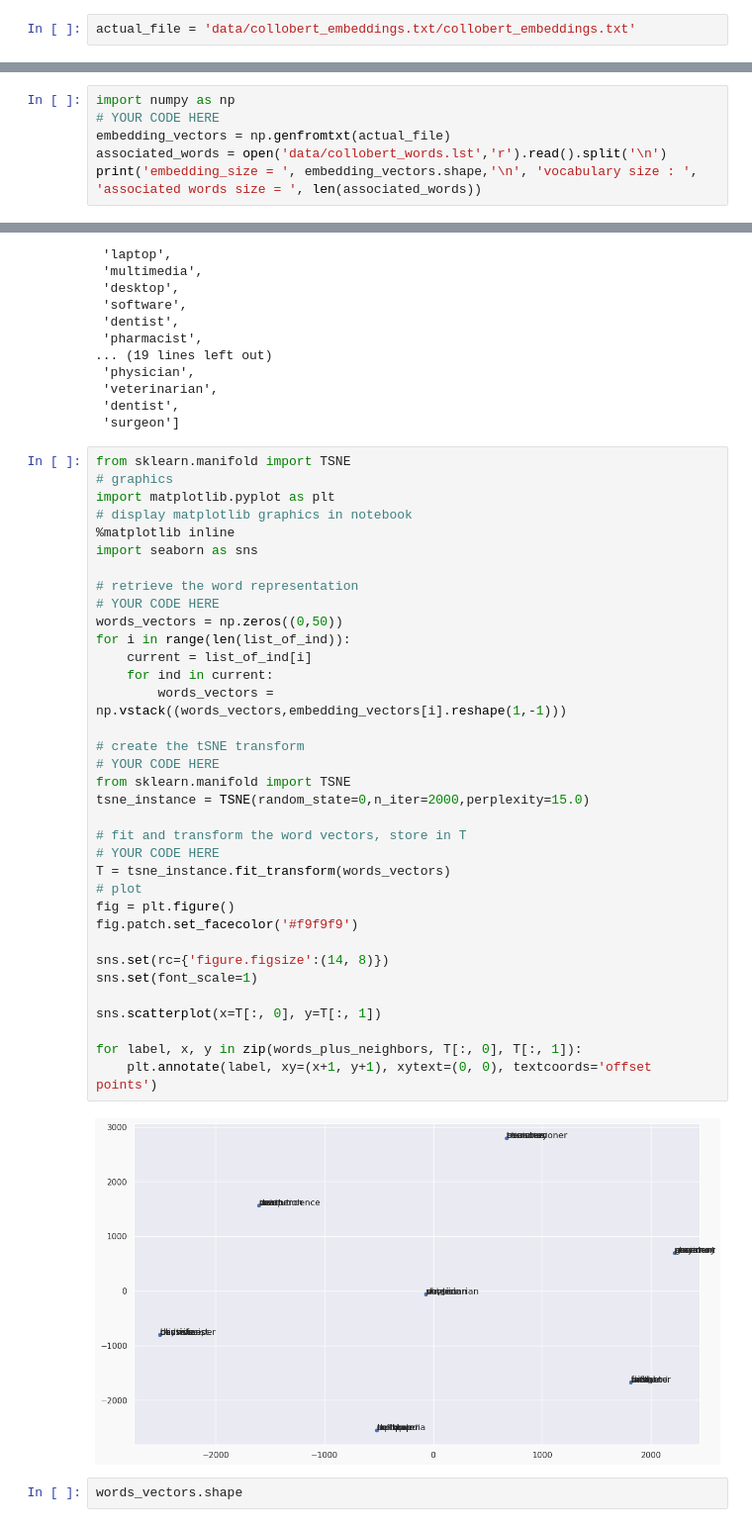
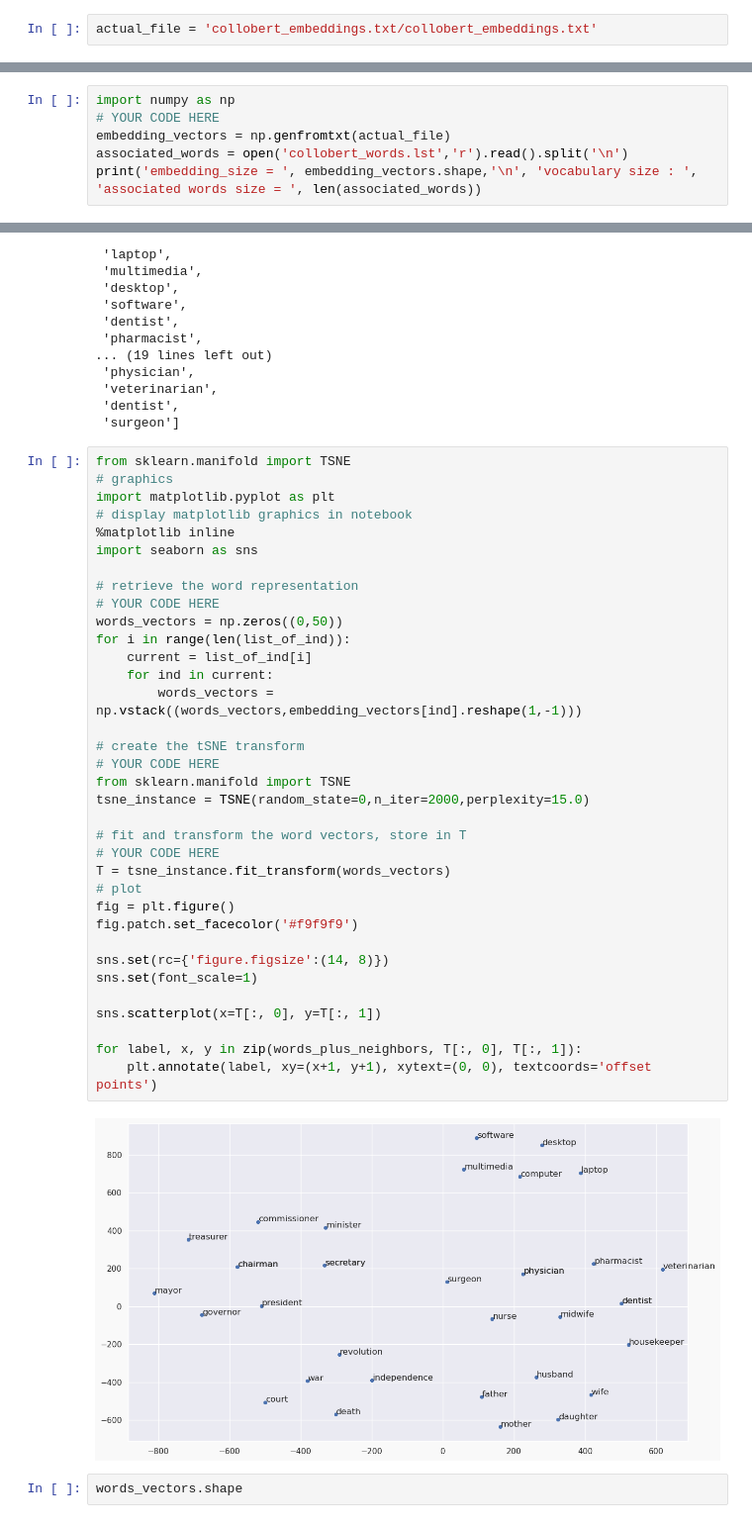
Before and after one commit to tpaquier/nlp_td_proj, a Jupyter notebook: Embeddings_20025.ipynb, the cells around one changed output, grey strips where cells are left out. Shown at 99% size. Saved outputs shown, nothing was run; the diff lists cells and outputs as text.

```diff
--- a/Embeddings_20025.ipynb
+++ b/Embeddings_20025.ipynb
@@ -66,5 +66,5 @@ with ZipFile("data/collobert_embeddings.txt.zip", 'r') as zObject:
 # %%
-actual_file = 'data/collobert_embeddings.txt/collobert_embeddings.txt'
+actual_file = 'collobert_embeddings.txt/collobert_embeddings.txt'
 # %%
 f = open(actual_file, 'r')
 # %%
@@ -89,7 +89,7 @@ The aim of this exercise is to list the closest words to a given word for the Co
 import numpy as np
 # YOUR CODE HERE
 embedding_vectors = np.genfromtxt(actual_file)
-associated_words = open('data/collobert_words.lst','r').read().split('\n')
+associated_words = open('collobert_words.lst','r').read().split('\n')
 print('embedding_size = ', embedding_vectors.shape,'\n', 'vocabulary size : ', 'associated words size = ', len(associated_words))
 # %% [output]
 embedding_size =  (130000, 50)
@@ -177,35 +187,35 @@ import matplotlib.pyplot as plt
 %matplotlib inline
 import seaborn as sns
 
 # retrieve the word representation
 # YOUR CODE HERE
 words_vectors = np.zeros((0,50))
 for i in range(len(list_of_ind)):
     current = list_of_ind[i]
     for ind in current:
-        words_vectors = np.vstack((words_vectors,embedding_vectors[i].reshape(1,-1)))
+        words_vectors = np.vstack((words_vectors,embedding_vectors[ind].reshape(1,-1)))
 
 # create the tSNE transform
 # YOUR CODE HERE
 from sklearn.manifold import TSNE
 tsne_instance = TSNE(random_state=0,n_iter=2000,perplexity=15.0)
 
 # fit and transform the word vectors, store in T
 # YOUR CODE HERE
 T = tsne_instance.fit_transform(words_vectors)
 # plot
 fig = plt.figure()
 fig.patch.set_facecolor('#f9f9f9')
 
 sns.set(rc={'figure.figsize':(14, 8)})
 sns.set(font_scale=1)
 
 sns.scatterplot(x=T[:, 0], y=T[:, 1])
 
 for label, x, y in zip(words_plus_neighbors, T[:, 0], T[:, 1]):
     plt.annotate(label, xy=(x+1, y+1), xytext=(0, 0), textcoords='offset points')
 # %% [output]
-[figure, old version]
+[figure, new version]
 # %%
 words_vectors.shape
 # %% [output]
```
Also changed, not shown: parts of 13 cells of this notebook.
